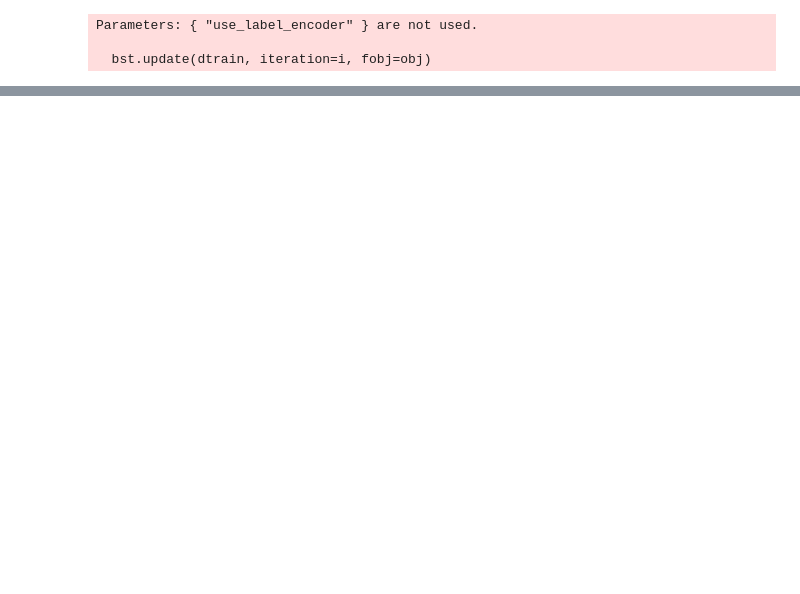
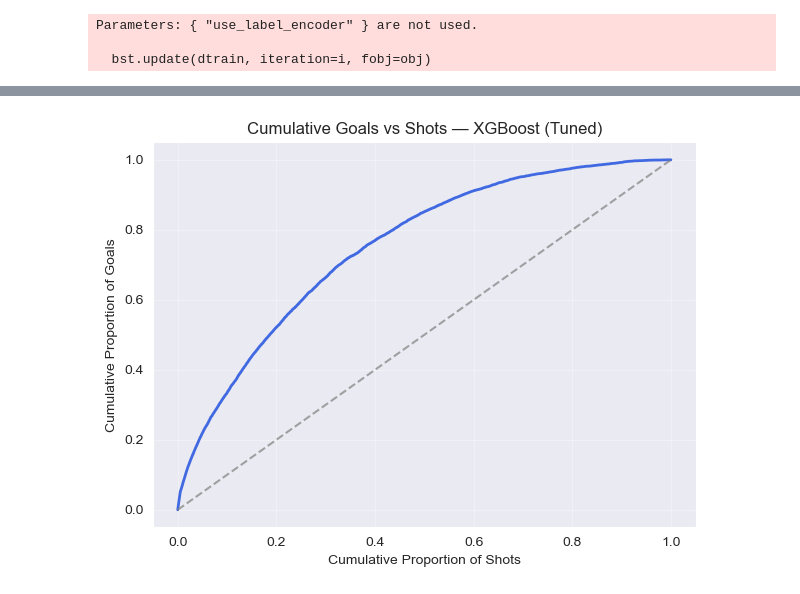
Before and after one commit to d1amondb0t/ift-6758-m1, a Jupyter notebook: notebooks/advanced_models.ipynb, the cells around one changed output, grey strips where cells are left out. Saved outputs shown, nothing was run; the diff lists cells and outputs as text; code cells hidden in the pictures; blank space fills up the shorter version.

```diff
--- a/notebooks/advanced_models.ipynb
+++ b/notebooks/advanced_models.ipynb
@@ -103,0 +266,20 @@ plt.show()
+# %%
+#Cumulative proportion of goals vs probability percentile
+import numpy as np
+import matplotlib.pyplot as plt
+
+df_sorted = df_val.sort_values("y_pred", ascending=False).reset_index(drop=True)
+df_sorted["cum_goals"] = df_sorted["y_true"].cumsum()
+df_sorted["cum_goals_prop"] = df_sorted["cum_goals"] / df_sorted["y_true"].sum()
+df_sorted["cum_shots_prop"] = (np.arange(1, len(df_sorted) + 1)) / len(df_sorted)
+
+plt.figure(figsize=(7, 5))
+plt.plot(df_sorted["cum_shots_prop"], df_sorted["cum_goals_prop"], color='royalblue', linewidth=2)
+plt.plot([0, 1], [0, 1], '--', color='gray', alpha=0.7)
+plt.xlabel("Cumulative Proportion of Shots")
+plt.ylabel("Cumulative Proportion of Goals")
+plt.title("Cumulative Goals vs Shots — XGBoost (Tuned)")
+plt.grid(True, alpha=0.3)
+plt.show()
+# %% [output]
+[figure, added]
```
Also changed, not shown: parts of 20 cells of this notebook, 3 other files.
